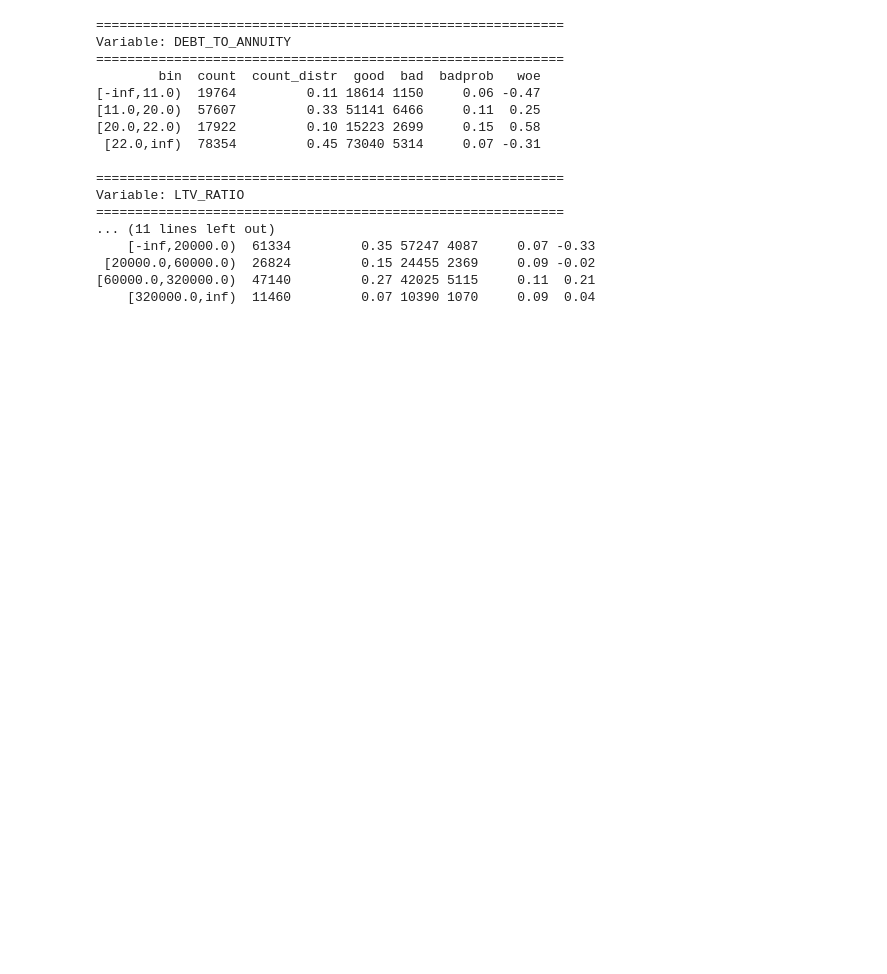
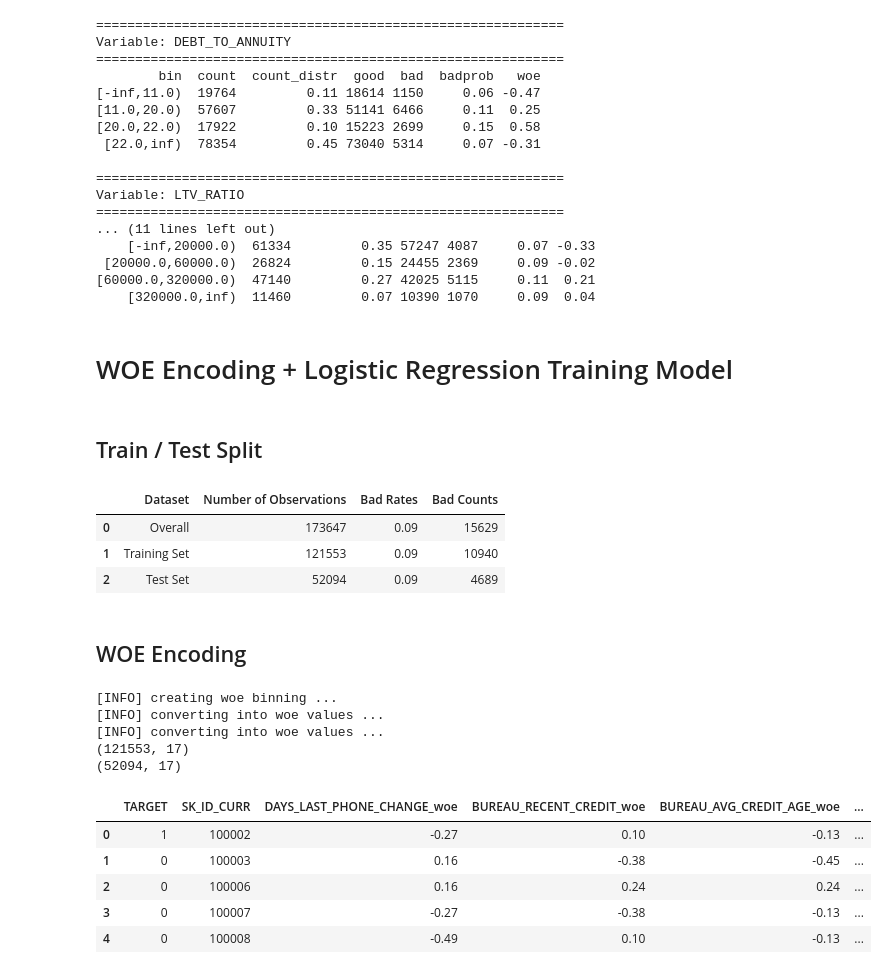
Before and after one commit to spectre-meltdown/IS453-Financial_Analytics-Scorecard_Project, a Jupyter notebook: 2. Scorecard Generation and Evaluation.ipynb, the cells around one changed output. Saved outputs shown, nothing was run; the diff lists cells and outputs as text; code cells hidden in the pictures; blank space fills up the shorter version.

````diff
--- a/2. Scorecard Generation and Evaluation.ipynb
+++ b/2. Scorecard Generation and Evaluation.ipynb
@@ -622,3 +624,67 @@ Variable: LTV_RATIO
 # ```
 
 # Paste the output and I'll confirm whether the monotonicity is resolved or needs further adjustment.
+# %% [markdown]
+# WOE Encoding + Logistic Regression Training Model
+# %% [markdown]
+## Train / Test Split
+# %%
+# scorecardpy split
+dt_s = sc.split_df(df_coarse, y=target, ratio=0.7)
+
+train = dt_s['train']
+test = dt_s['test']
+
+summary = pd.DataFrame({
+    "Dataset": ["Overall", "Training Set", "Test Set"],
+    "Number of Observations": [len(df_coarse), len(train), len(test)],
+    "Bad Rates": [
+        df_coarse[target].mean(),
+        train[target].mean(),
+        test[target].mean()
+    ],
+    "Bad Counts": [
+        df_coarse[target].sum(),
+        train[target].sum(),
+        test[target].sum()
+    ]
+})
+
+summary
+# %% [output]
+|  | Dataset | Number of Observations | Bad Rates | Bad Counts |
+| 0 | Overall | 173647 | 0.09 | 15629 |
+| 1 | Training Set | 121553 | 0.09 | 10940 |
+| 2 | Test Set | 52094 | 0.09 | 4689 |
+# %% [markdown]
+## WOE Encoding
+# %%
+bins_final = sc.woebin(
+    train,
+    y=target,
+    x=top_15_vars,
+    min_num_bins=2,
+    max_num_bins=10,
+    positive='bad|1',
+    ignore_datetime_cols=False,
+    check_cate_num=False
+)
+
+train_woe = sc.woebin_ply(train, bins_final, print_step=0)
+test_woe  = sc.woebin_ply(test, bins_final, print_step=0)
+
+print(train_woe.shape)
+print(test_woe.shape)
+train_woe.head()
+# %% [output]
+[INFO] creating woe binning ...
+[INFO] converting into woe values ...
+[INFO] converting into woe values ...
+(121553, 17)
+(52094, 17)
+|  | TARGET | SK_ID_CURR | DAYS_LAST_PHONE_CHANGE_woe | BUREAU_RECENT_CREDIT_woe | BUREAU_AVG_CREDIT_AGE_woe | ... |
+| 0 | 1 | 100002 | -0.27 | 0.10 | -0.13 | ... |
+| 1 | 0 | 100003 | 0.16 | -0.38 | -0.45 | ... |
+| 2 | 0 | 100006 | 0.16 | 0.24 | 0.24 | ... |
+| 3 | 0 | 100007 | -0.27 | -0.38 | -0.13 | ... |
+| 4 | 0 | 100008 | -0.49 | 0.10 | -0.13 | ... |
````
Also changed, not shown: parts of 14 cells of this notebook, 1 other file.
